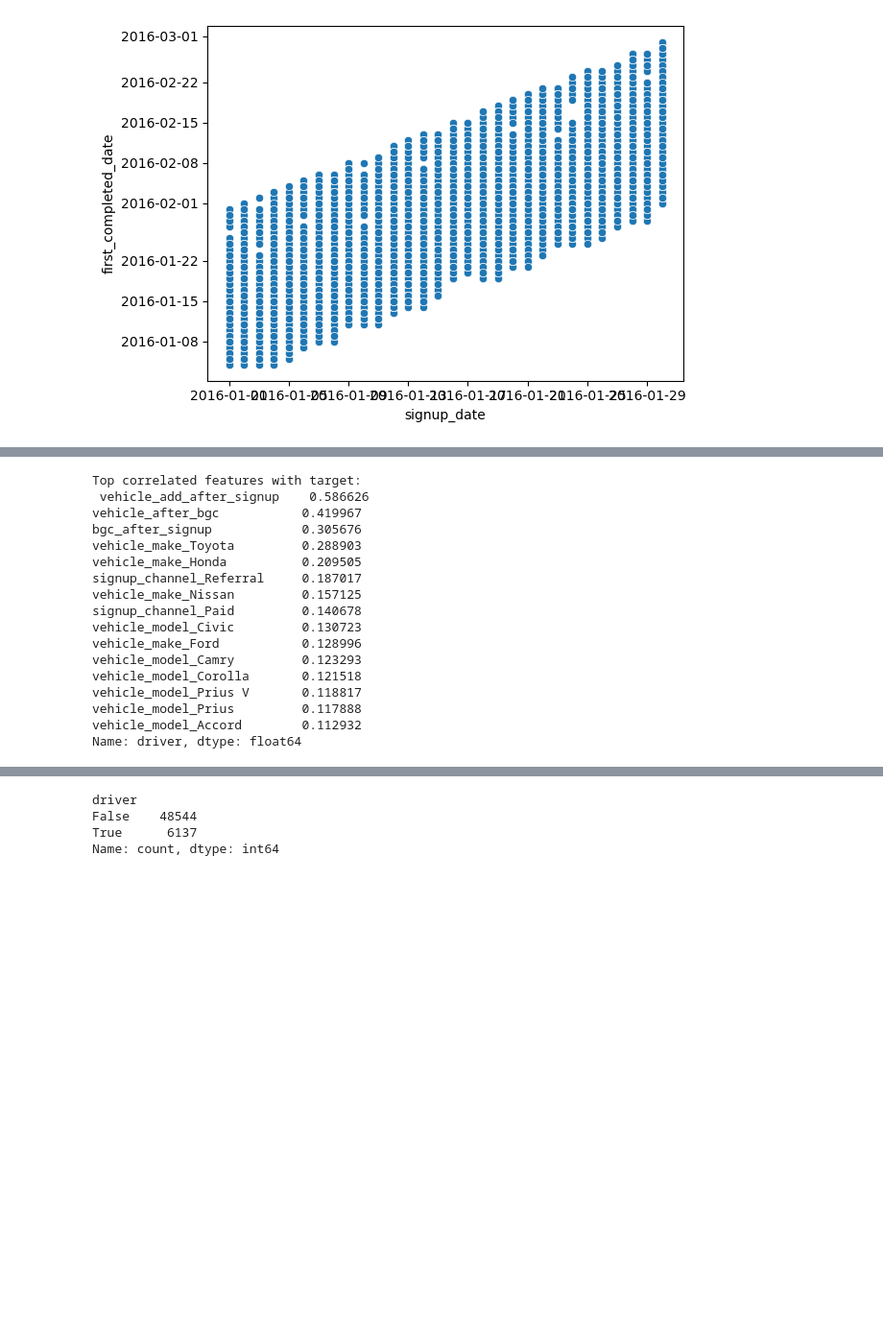
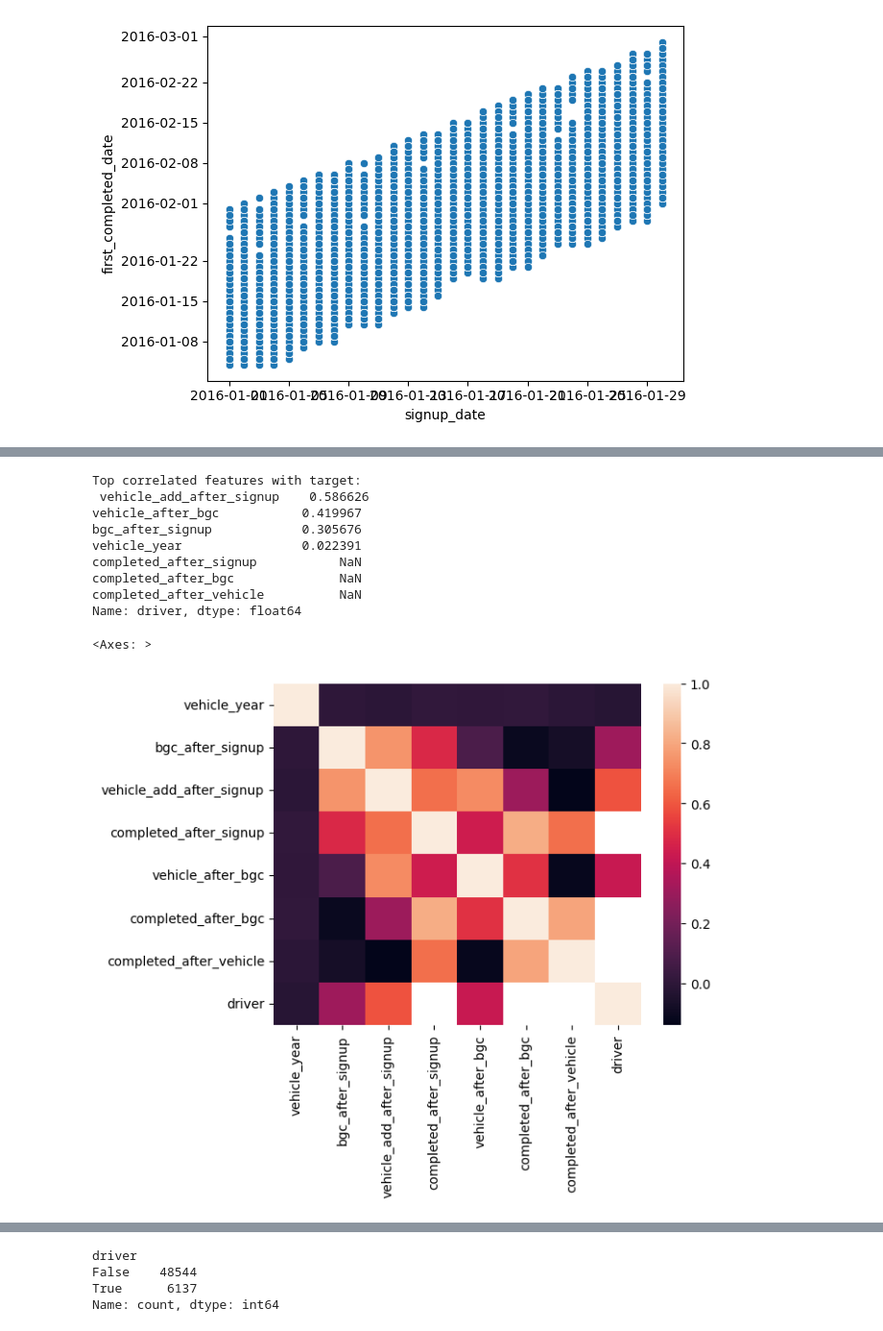
Before and after one commit to setripper/datathon2025, a Jupyter notebook: uber.ipynb, the cells around one changed output, grey strips where cells are left out. Shown at 96% size. Cells and saved outputs as stored; diff of their text form; code cells hidden in the pictures; blank space fills up the shorter version.

```diff
--- a/uber.ipynb
+++ b/uber.ipynb
@@ -115,3 +111,8 @@ sns.scatterplot(x = 'signup_date', y = 'first_completed_date', data = df)
 plt.show()
 # %% [output]
 [figure]
+# %%
+
+df_dated['driver'] = df_dated['first_completed_date'].isna()
+df_corr = df_dated.drop(columns = ['signup_date', 'vehicle_added_date', 'first_completed_date', 'bgc_date', 'id', 'vehicle_model', 'signup_channel', 'signup_os', 'city_name', 'vehicle_make'])
+df_corr
@@ -118,5 +133,5 @@ plt.show()
 # %%
-correlations = df_one_hot.corr()
+correlations = df_corr.corr()
 # %%
 # Get absolute correlations with target
 target_corr = correlations['driver'].drop('driver').abs()
@@ -133,19 +148,16 @@ Top correlated features with target:
  vehicle_add_after_signup    0.586626
 vehicle_after_bgc           0.419967
 bgc_after_signup            0.305676
-vehicle_make_Toyota         0.288903
-vehicle_make_Honda          0.209505
-signup_channel_Referral     0.187017
-vehicle_make_Nissan         0.157125
-signup_channel_Paid         0.140678
-vehicle_model_Civic         0.130723
-vehicle_make_Ford           0.128996
-vehicle_model_Camry         0.123293
-vehicle_model_Corolla       0.121518
-vehicle_model_Prius V       0.118817
-vehicle_model_Prius         0.117888
-vehicle_model_Accord        0.112932
+vehicle_year                0.022391
+completed_after_signup           NaN
+completed_after_bgc              NaN
+completed_after_vehicle          NaN
 Name: driver, dtype: float64
+# %%
+sns.heatmap(correlations)
+# %% [output]
+<Axes: >
+[figure, added]
 # %%
 #cleaning
 
```
Also changed, not shown: parts of 7 cells of this notebook.
